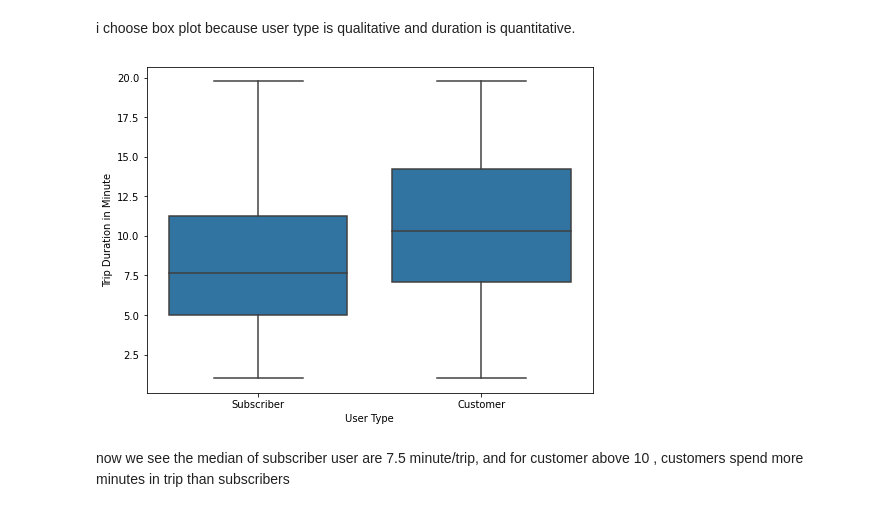
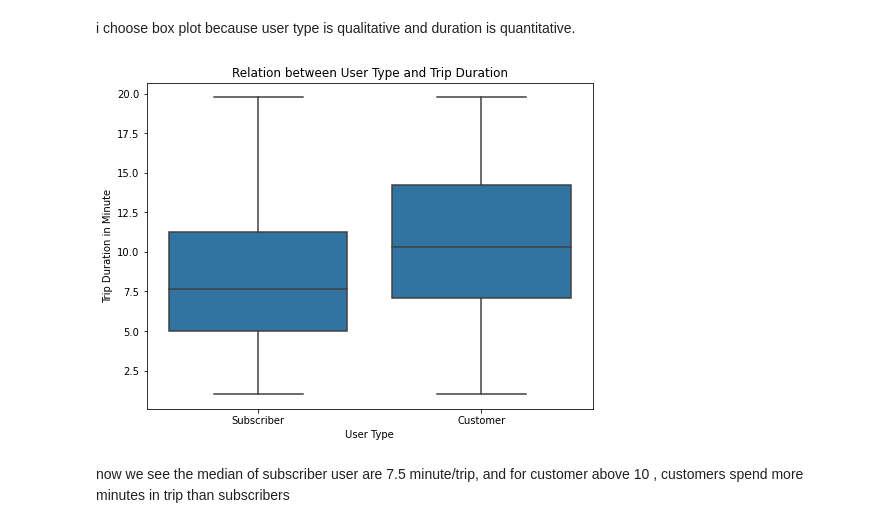
Before and after one commit to mostafaahmedemam/Ford-GoBike-DataSet-Analysis, a Jupyter notebook: fordgobike.ipynb, the cells around one changed output. Saved outputs shown, nothing was run; the diff lists cells and outputs as text; code cells hidden in the pictures.

```diff
--- a/fordgobike.ipynb
+++ b/fordgobike.ipynb
@@ -340,11 +360,12 @@ bike_ford_type=bike_ford.query('duration_minute <='+str(max))
 i choose box plot because user type is qualitative and duration is quantitative.
 # %%
 
-sb.boxplot(data=bike_ford_type, x='user_type', y='duration_minute', color=base_color);
+sb.boxplot(data=bike_ford_type, x='user_type', y='duration_minute', color=base_color).set_title(
+'Relation between User Type and Trip Duration');
 plt.xlabel('User Type');
 plt.ylabel('Trip Duration in Minute');
 # %% [output]
-[figure, old version]
+[figure, new version]
 # %% [markdown]
 now we see the median of subscriber user are 7.5 minute/trip, and for customer above 10 , customers spend more minutes in trip than subscribers
 # %% [markdown]
```
Also changed, not shown: parts of 40 cells of this notebook, 23 other files.
